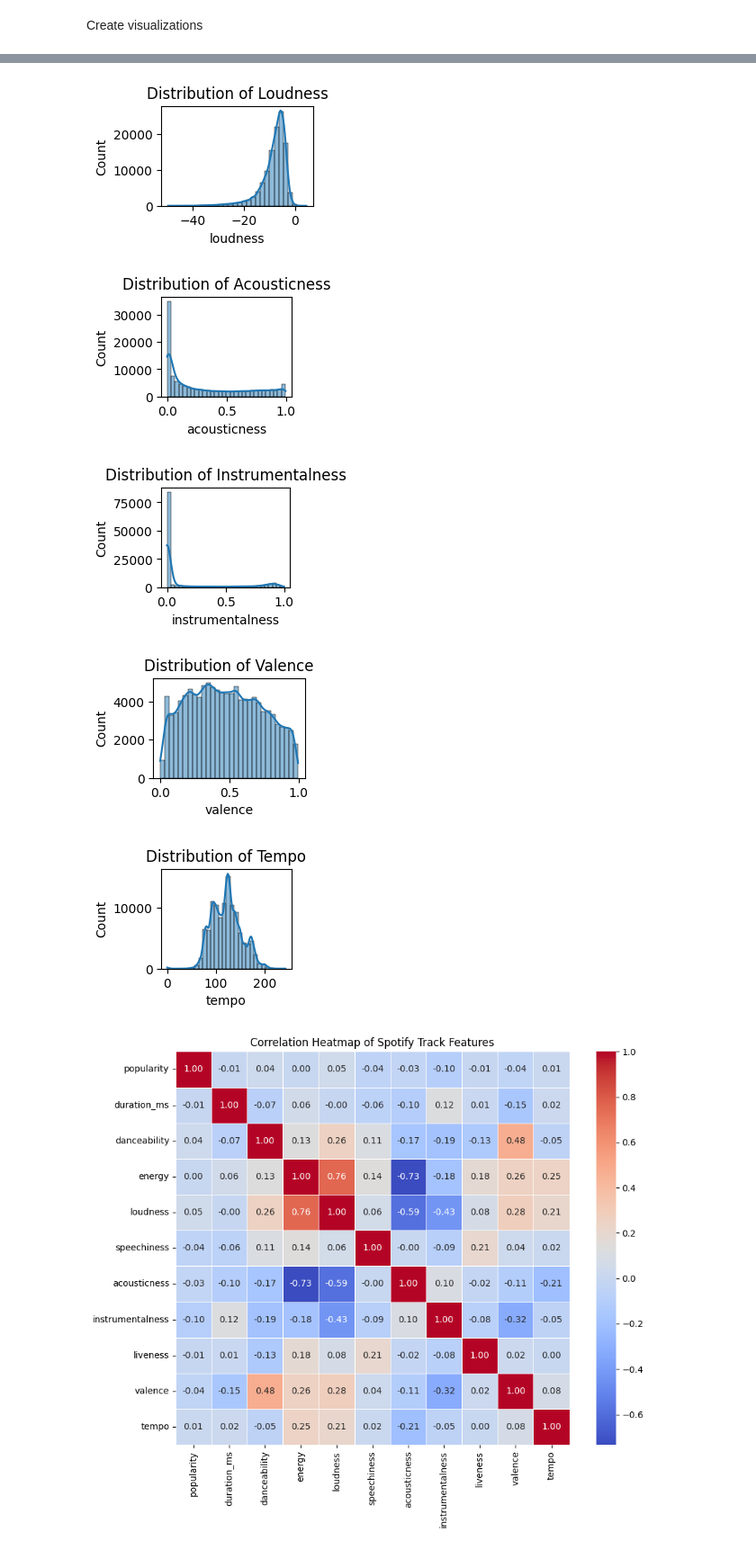
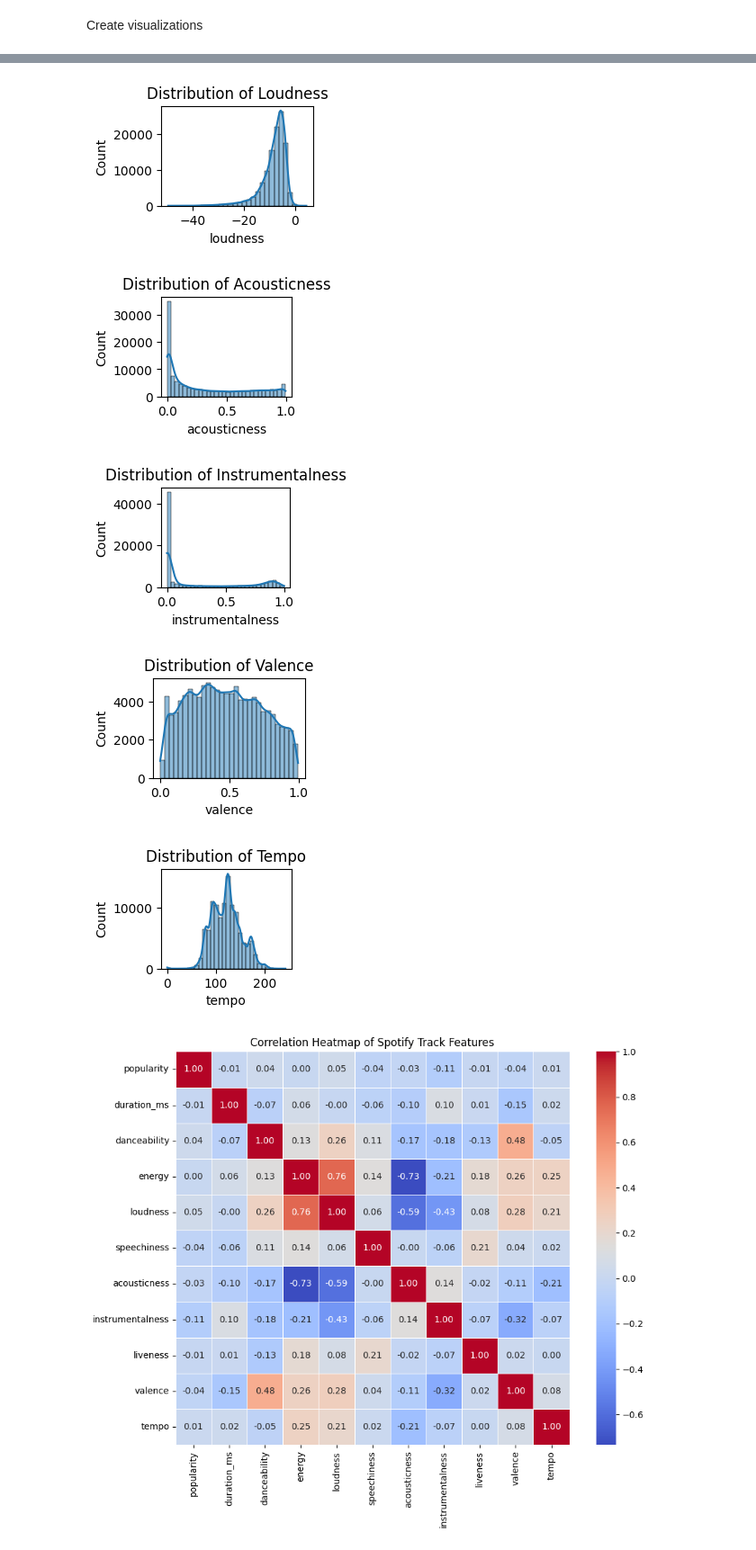
Before and after one commit to andysongyz-dev/brown-summer, a Jupyter notebook: Team4_Spotify_Rec_1_4.ipynb, the cells around one changed output, grey strips where cells are left out. Shown at 90% size. Drawn from its saved outputs; the diff is of its cells as text; code cells hidden in the pictures.

```diff
--- a/Team4_Spotify_Rec_1_4.ipynb
+++ b/Team4_Spotify_Rec_1_4.ipynb
@@ -86,0 +145,9 @@ dtype: int64
+# %%
+#replace appropriate NA/0 values with -99 as an outlier
+
+columns_clean = [
+    'acousticness', 'instrumentalness'
+]
+
+
+tracks_df[columns_clean] = tracks_df[columns_clean].replace(0, -99)
@@ -98,24 +186,29 @@ features_to_plot = [
 ]
 # %%
 #create histogram
+
 plt.figure(figsize=(16,12))
 
 for i, col in enumerate(features_to_plot, 1):
   plt.subplot(3, 3, i)
-  sns.histplot(data=tracks_df, x=col, kde=True, bins=30)
+
+  #remove -99 from the graphs
+  filtered_data = tracks_df[tracks_df[col] !=-99]
+
+  sns.histplot(data=filtered_data, x=col, kde=True, bins=30)
   plt.title(f'Distribution of {col.title()}')
   plt.xlabel(col)
   plt.ylabel('Count')
 
   plt.tight_layout()
   plt.show()
 # %% [output]
 [figure]
 [figure]
 [figure]
 [figure]
 [figure]
-[figure, old version]
+[figure, new version]
 [figure]
 [figure]
 # %%
```
Also changed, not shown: parts of 6 cells of this notebook.
